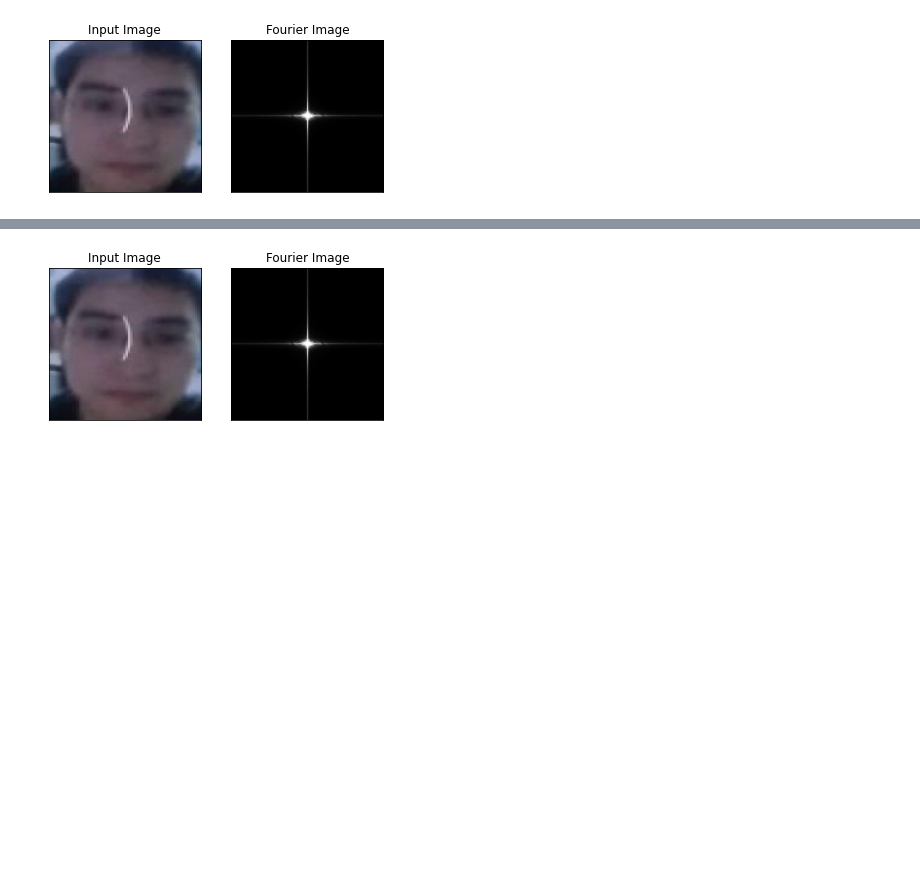
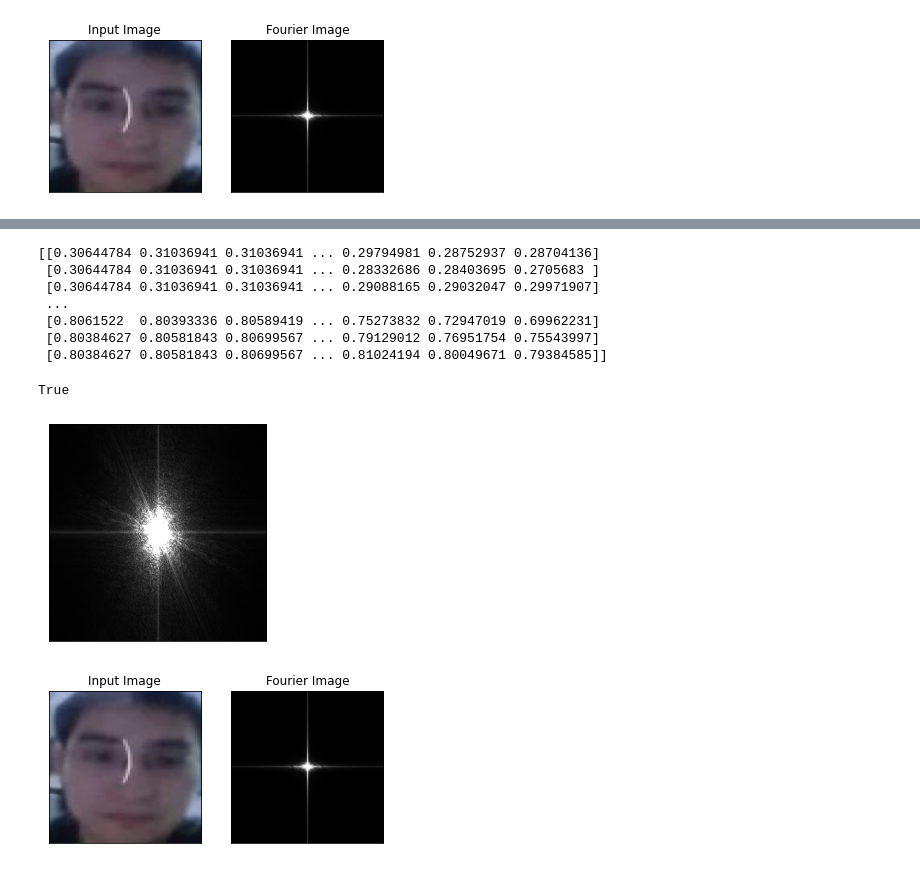
Before and after one commit to Soviet227/fourier_converter, a Jupyter notebook: fourier_converter.ipynb, the cells around one changed output, grey strips where cells are left out. Cells and saved outputs as stored; diff of their text form; code cells hidden in the pictures; blank space fills up the shorter version.

```diff
--- a/fourier_converter.ipynb
+++ b/fourier_converter.ipynb
@@ -130,3 +128,22 @@ convert_fourier()
+# %%
+width = 640
+imgnor = color.rgb2gray(io.imread('D:/datasetpicture/picture/real/23.jpg'))
+img = cv2.resize(imgnor ,(width,width))
+img_FFT = (fftshift(fft2(img)))
+
+print(img)
+plt.imshow(np.abs(img_FFT), cmap='gray', vmax=200), plt.xticks([]), plt.yticks([])
+cv2.imwrite('D:/datasetpicture/picture/real_fourier640/23.jpg', (np.abs(img_FFT)))
+# %% [output]
+[[0.30644784 0.31036941 0.31036941 ... 0.29794981 0.28752937 0.28704136]
+ [0.30644784 0.31036941 0.31036941 ... 0.28332686 0.28403695 0.2705683 ]
+ [0.30644784 0.31036941 0.31036941 ... 0.29088165 0.29032047 0.29971907]
+ ...
+ [0.8061522  0.80393336 0.80589419 ... 0.75273832 0.72947019 0.69962231]
+ [0.80384627 0.80581843 0.80699567 ... 0.79129012 0.76951754 0.75543997]
+ [0.80384627 0.80581843 0.80699567 ... 0.81024194 0.80049671 0.79384585]]
+True
+[figure, added]
 # %%
 def compare():
     fig = plt.figure()
```
Also changed, not shown: parts of 9 cells of this notebook, 1 other file.
